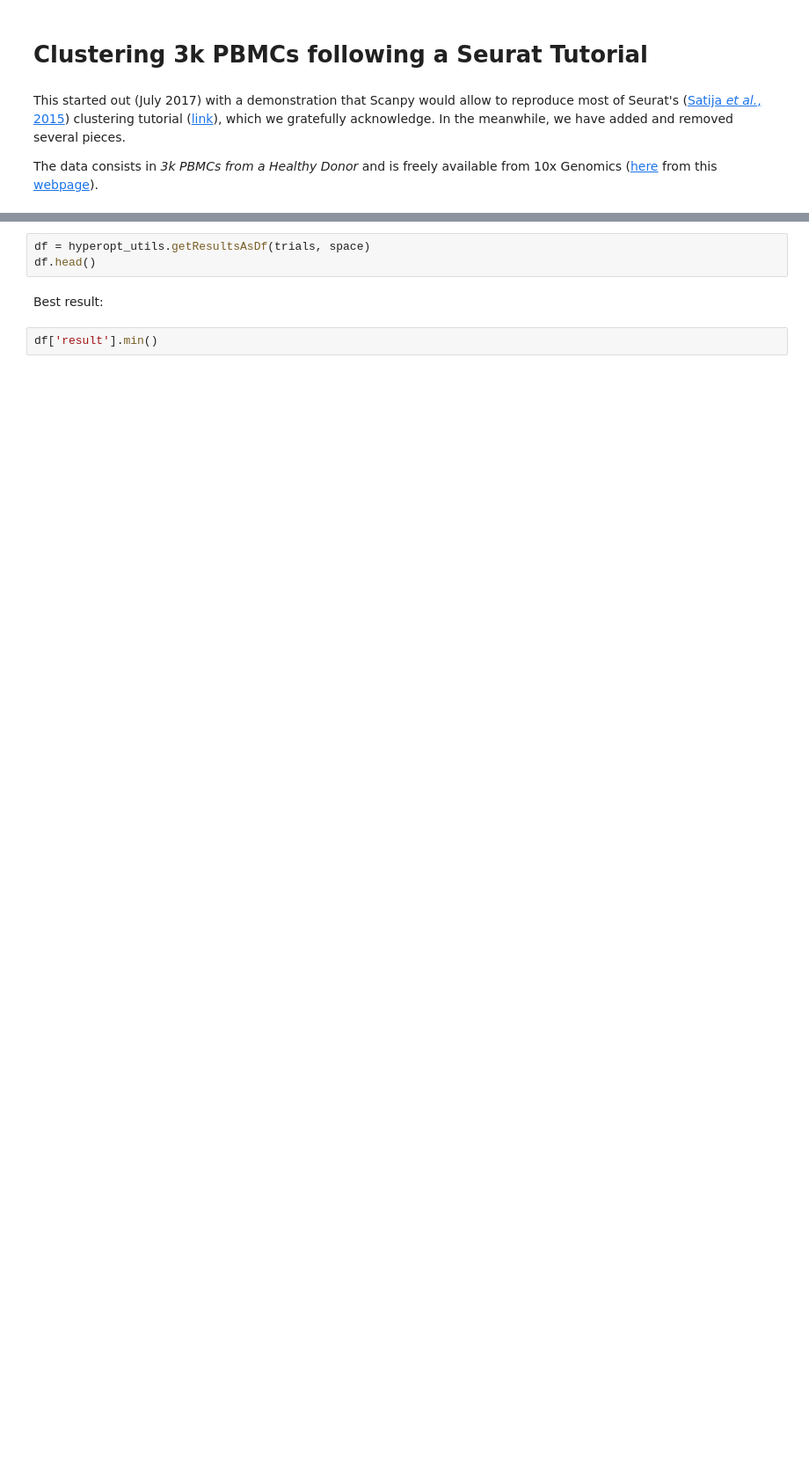
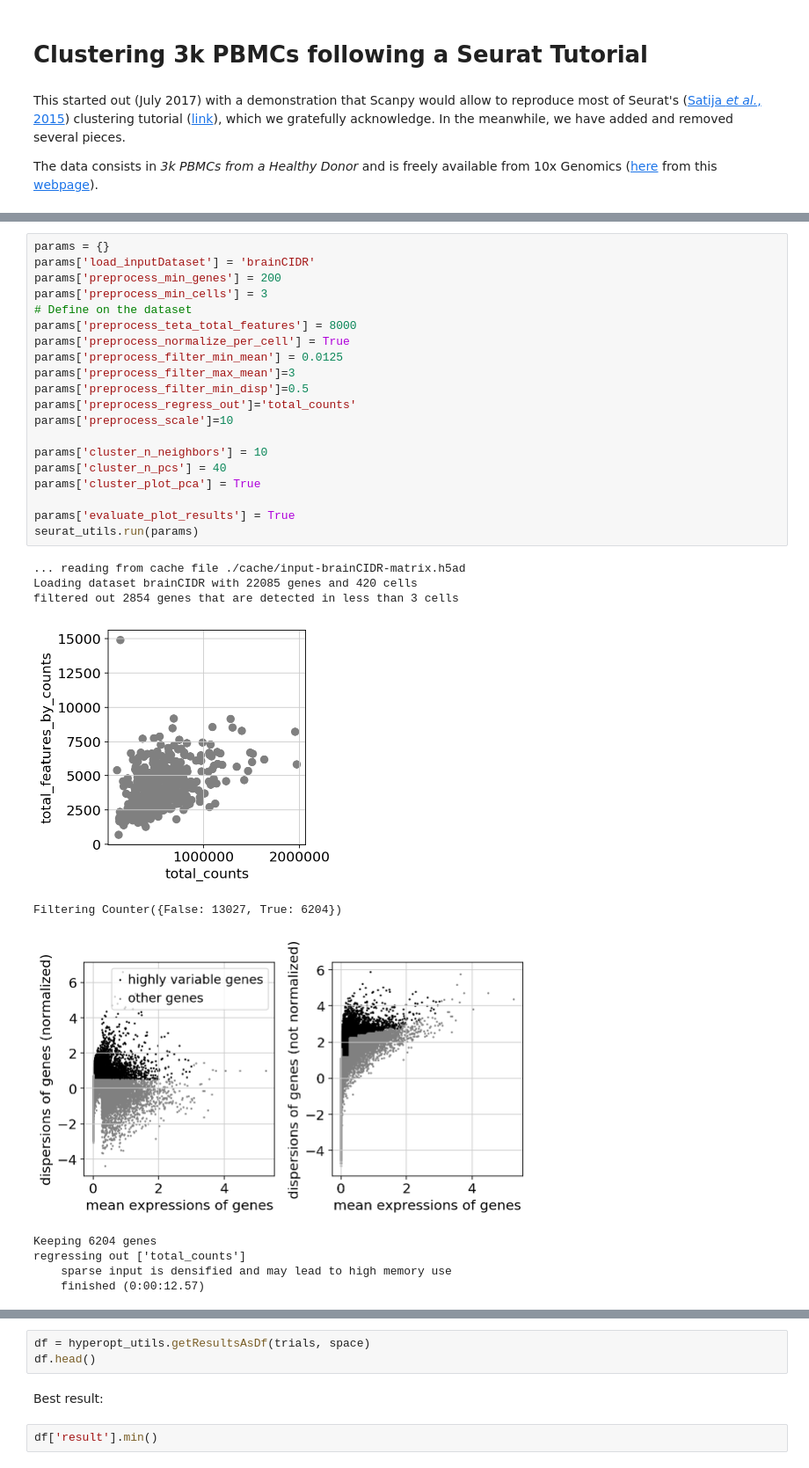
Before and after one commit to ciortanmadalina/single-cell-sota, a Jupyter notebook: seurat/hyperopt-pipeline.ipynb, the cells around one changed output, grey strips where cells are left out. Shown at 88% size. Cells and saved outputs as stored; diff of their text form; blank space fills up the shorter version.

Commit message:
cleaned seurat pipeline

```diff
--- a/seurat/hyperopt-pipeline.ipynb
+++ b/seurat/hyperopt-pipeline.ipynb
@@ -41,0 +91,31 @@ scanpy==1.3.3 anndata==0.6.13 numpy==1.14.2 scipy==1.0.0 pandas==0.22.0 scikit-l
+# %%
+params = {}
+params['load_inputDataset'] = 'brainCIDR'
+params['preprocess_min_genes'] = 200
+params['preprocess_min_cells'] = 3
+# Define on the dataset
+params['preprocess_teta_total_features'] = 8000
+params['preprocess_normalize_per_cell'] = True
+params['preprocess_filter_min_mean'] = 0.0125
+params['preprocess_filter_max_mean']=3
+params['preprocess_filter_min_disp']=0.5
+params['preprocess_regress_out']='total_counts'
+params['preprocess_scale']=10
+
+params['cluster_n_neighbors'] = 10
+params['cluster_n_pcs'] = 40
+params['cluster_plot_pca'] = True
+
+params['evaluate_plot_results'] = True
+seurat_utils.run(params)
+# %% [output]
+... reading from cache file ./cache/input-brainCIDR-matrix.h5ad
+Loading dataset brainCIDR with 22085 genes and 420 cells
+filtered out 2854 genes that are detected in less than 3 cells
+[figure, added]
+Filtering Counter({False: 13027, True: 6204})
+[figure, added]
+Keeping 6204 genes
+regressing out ['total_counts']
+    sparse input is densified and may lead to high memory use
+    finished (0:00:12.57)
```
Also changed, not shown: parts of 33 cells of this notebook, 6 other files.
